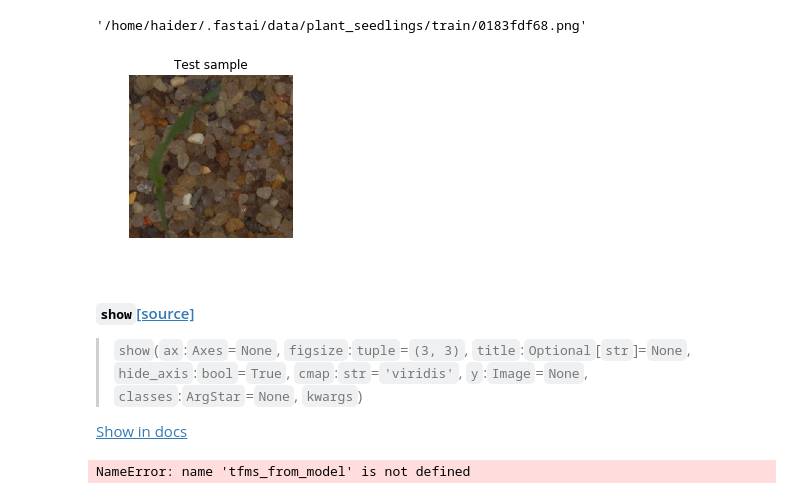
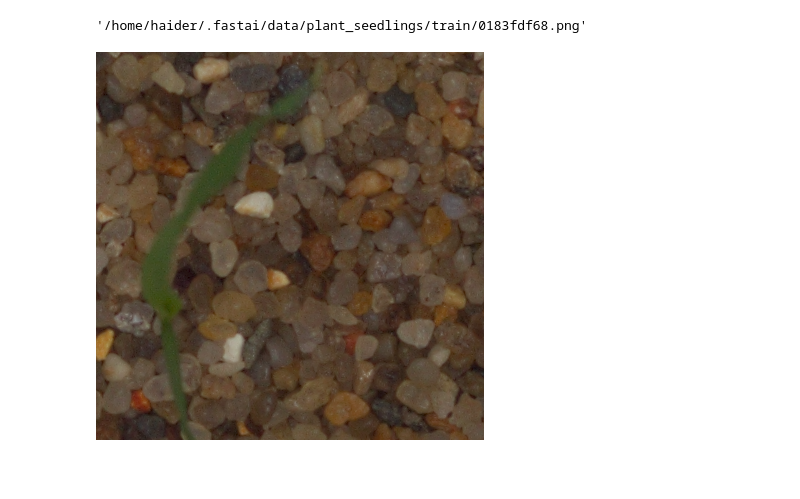
Before and after one commit to hwasiti/fastai-course-v3, a Jupyter notebook: nbs/dl1/Haider-ubt-plant_seedling_port_from_f0.7.ipynb, the cells around one changed output. Drawn from its saved outputs; the diff is of its cells as text; code cells hidden in the pictures; blank space fills up the shorter version.

```diff
--- a/nbs/dl1/Haider-ubt-plant_seedling_port_from_f0.7.ipynb
+++ b/nbs/dl1/Haider-ubt-plant_seedling_port_from_f0.7.ipynb
@@ -450,23 +454,8 @@ fn = data.valid_ds.ds.x[0]
 fn
 # %% [output]
 '/home/haider/.fastai/data/plant_seedlings/train/0183fdf68.png'
-# %%
-
-open_image(fn).show(figsize=(6, 3), title='Test sample')
-# %% [output]
-[figure, removed]
-# %%
-doc(Image.show)
-# %% [output]
-show[source]
-show(ax:Axes=None, figsize:tuple=(3, 3), title:Optional[str]=None, hide_axis:bool=True, cmap:str='viridis', y:Image=None, classes:ArgStar=None, kwargs)
-Show in docs
-# %%
-# Method 1.
-trn_tfms, val_tfms = tfms_from_model(models.resnet50, 299) # the 1st one includes data augmentation which we do not want when making predication and hence we should use the 2nd return 'val_tfms'
-ds = FilesIndexArrayDataset([fn], np.array([0]), val_tfms, PATH)
-dl = DataLoader(ds)
-preds = learn.predict_dl(dl)
-learn.data.classes[np.argmax(preds)]
-# %% [output]
-NameError: name 'tfms_from_model' is not defined
+# %%
+img = open_image(fn)
+img
+# %% [output]
+[figure, added]
```
Also changed, not shown: parts of 21 cells of this notebook, 1 other file.
